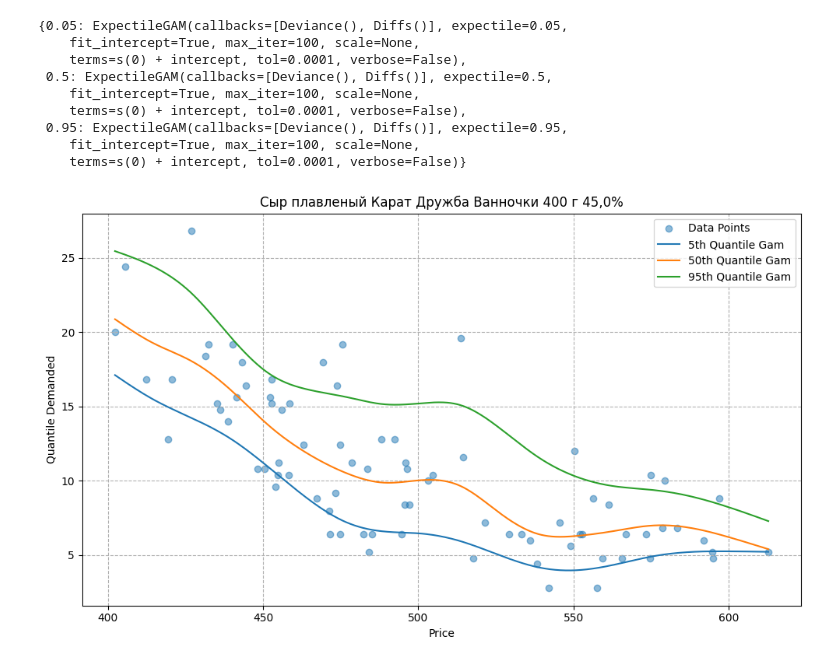
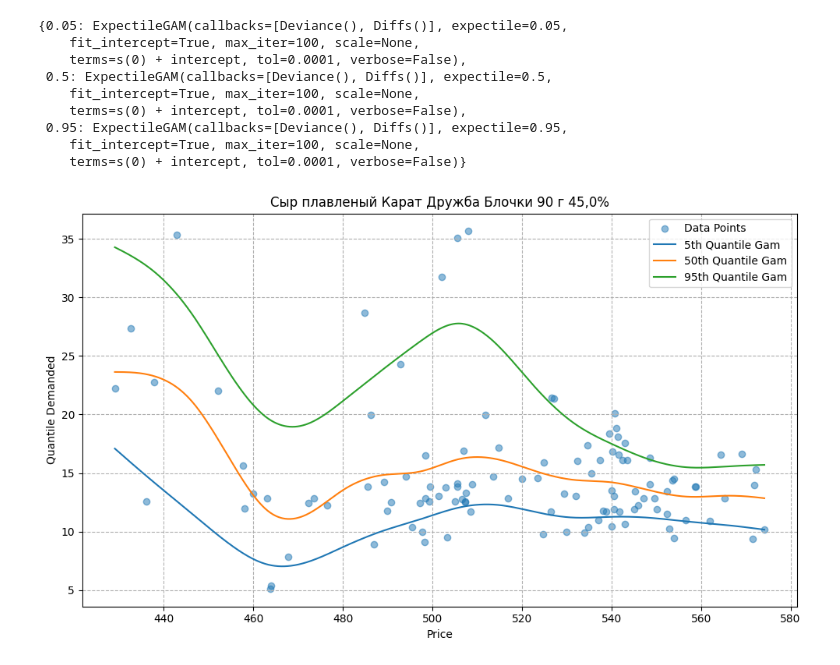
Before and after one commit to budennovsk/Pandas, a Jupyter notebook: GAM_optim.ipynb, the cells around one changed output. Cells and saved outputs as stored; diff of their text form; code cells hidden in the pictures.

```diff
--- a/GAM_optim.ipynb
+++ b/GAM_optim.ipynb
@@ -175,9 +175,10 @@ df_kod_TT = pd.read_excel(file_path, engine='openpyxl')
 # 314B
 # 31CW
 # my_list = ['30CP', '30WL', '312M', '314B', '31CW', '31KC', '33IC', '3460', '346O', '35BE']
-my_list = ['Y038', 'X957', '8245', '3874', 'D525', '31I7', '4600', 'J162', '4075']
+# my_list = ['Y038', 'X957', '8245', '3874', 'D525', '31I7', '4600', 'J162', '4075']
+my_list = ['4151', 'J919', '5187', 'Q198', '35A9', '346B', 'S634', '5087', '4538', '3893']
 df_kod_TT = df_kod_TT[df_kod_TT['Kod_TT'].isin(my_list)]
-df_kod_TT["SALES VOL"] = df_kod_TT["SALES VOL"].apply(lambda x: 20 if x >= 30 else x)
+# df_kod_TT["SALES VOL"] = df_kod_TT["SALES VOL"].apply(lambda x: 20 if x >= 30 else x)
 # df_kod_TT = df_kod_TT[df_kod_TT['PRICE PER UNIT'] >= 400]
 
 
@@ -215,20 +216,20 @@ gam_res
 # %%
 plt.figure(figsize=(10,6))
 plt.scatter(X,y,alpha=0.5,label='Data Points')
 XX = np.linspace(X.min(),X.max(),1000).reshape(-1,1)
 for q,gam in gam_res.items():
    plt.plot(XX,gam.predict(XX),label=f'{int(q*100)}th Quantile Gam')
 # plt.xlim(0, XX.max())
 # plt.ylim(0, gam.predict(XX).max())
 plt.xlabel('Price')
 plt.ylabel('Quantile Demanded')
-plt.title('Сыр плавленый Карат Дружба Ванночки 400 г 45,0%')
+plt.title('Сыр плавленый Карат Дружба Блочки 90 г 45,0%') #'Сыр плавленый Карат Дружба Ванночки 200 г 45,0%','Сыр плавленый Карат Дружба Ванночки 400 г 45,0%','Сыр плавленый Карат Волна Блочки 90 г 45,0%'
 plt.grid(True,which='both',linestyle='--')
 plt.legend()
 plt.tight_layout()
 plt.show()
 # %% [output]
-[figure, old version]
+[figure, new version]
 # %%
 gam_res
 # %%
```
Also changed, not shown: parts of 15 cells of this notebook.
